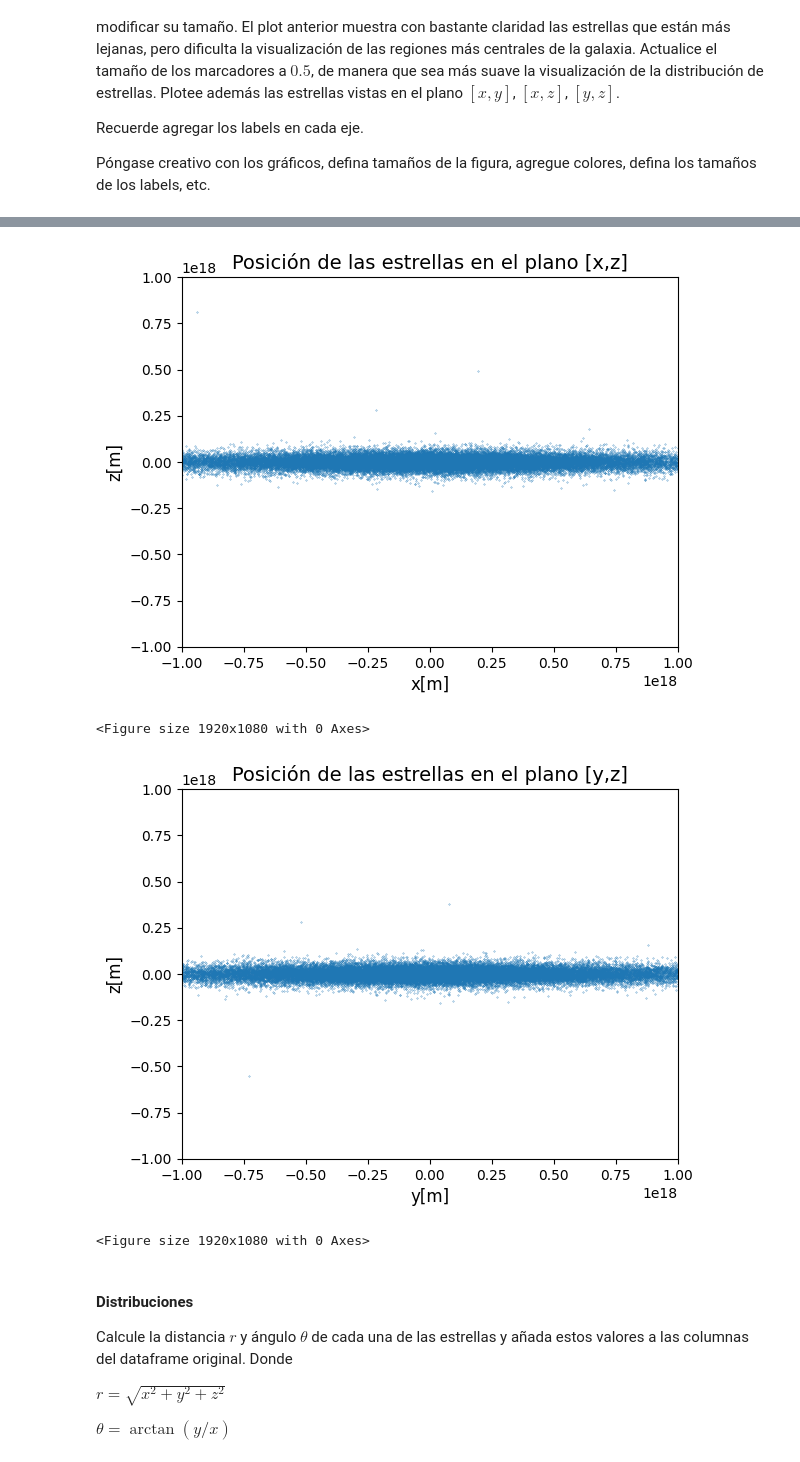
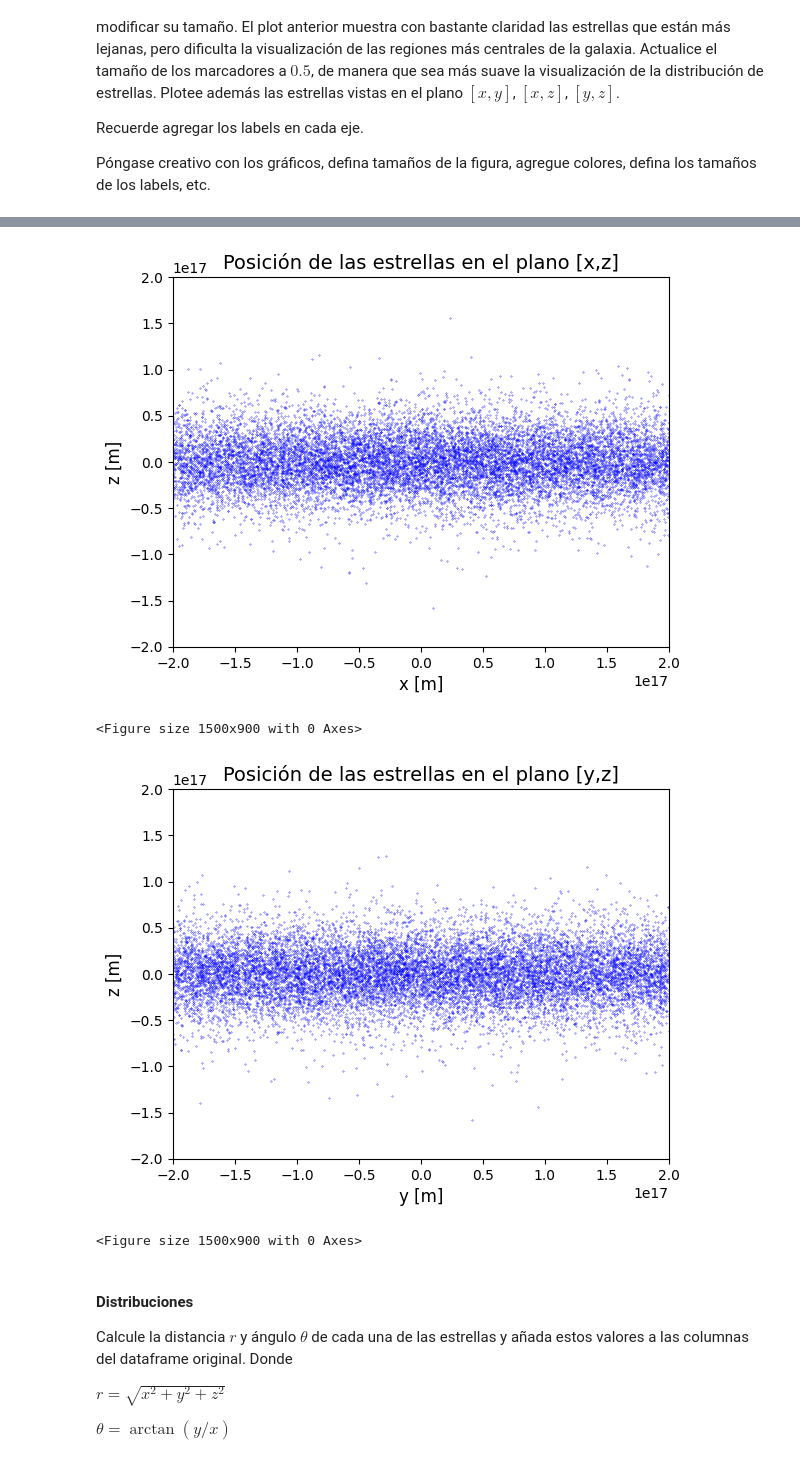
Before and after one commit to Vlxn761/Tarea-1, a Jupyter notebook: Tarea_1.ipynb, the cells around one changed output, grey strips where cells are left out. Cells and saved outputs as stored; diff of their text form; code cells hidden in the pictures.

```diff
--- a/Tarea_1.ipynb
+++ b/Tarea_1.ipynb
@@ -407,39 +414,38 @@ plt.show()
 # %%
 #Plot de datos plano [x, z]
-plt.plot(datos["x[m]"], datos["z[m]"], marker=".", markersize=0.5, linestyle="")
+plt.plot(datos["x[m]"], datos["z[m]"], marker=".", markersize=0.5, linestyle="", color="b")
 
-#Configuraciones del plot
-plt.xlabel("x[m]", fontsize=12)
-plt.ylabel("z[m]", fontsize=12)
+plt.xlabel("x [m]", fontsize=12)
+plt.ylabel("z [m]", fontsize=12)
 plt.title("Posición de las estrellas en el plano [x,z]", fontsize=14)
 
-plt.xlim(-1e18, 1e18)
-plt.ylim(-1e18, 1e18)
+plt.xlim(-2e17, 2e17)
+plt.ylim(-2e17, 2e17)
 
-plt.figure(figsize=(19.2, 10.8))
+plt.figure(figsize=(15, 9))
 
 plt.show()
 # %% [output]
-[figure, old version]
+[figure, new version]
-<Figure size 1920x1080 with 0 Axes>
+<Figure size 1500x900 with 0 Axes>
 # %%
 #Plot de datos plano [y, z]
-plt.plot(datos["y[m]"], datos["z[m]"], marker=".", markersize=0.5, linestyle="")
+plt.plot(datos["y[m]"], datos["z[m]"], marker=".", markersize=0.5, linestyle="", color="b")
 
 #Configuraciones del plot
-plt.xlabel("y[m]", fontsize=12)
-plt.ylabel("z[m]", fontsize=12)
+plt.xlabel("y [m]", fontsize=12)
+plt.ylabel("z [m]", fontsize=12)
 plt.title("Posición de las estrellas en el plano [y,z]", fontsize=14)
 
-plt.xlim(-1e18, 1e18)
-plt.ylim(-1e18, 1e18)
+plt.xlim(-2e17, 2e17)
+plt.ylim(-2e17, 2e17)
 
-plt.figure(figsize=(19.2, 10.8))
+plt.figure(figsize=(15, 9))
 
 plt.show()
 # %% [output]
-[figure, old version]
+[figure, new version]
-<Figure size 1920x1080 with 0 Axes>
+<Figure size 1500x900 with 0 Axes>
 # %% [markdown]
 #### Distribuciones
 
```
Also changed, not shown: parts of 27 cells of this notebook.
